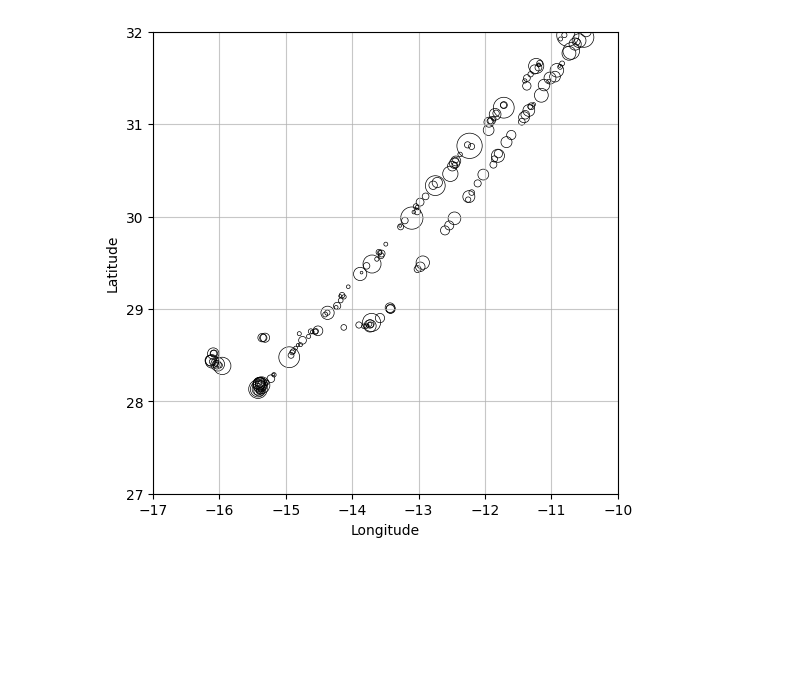
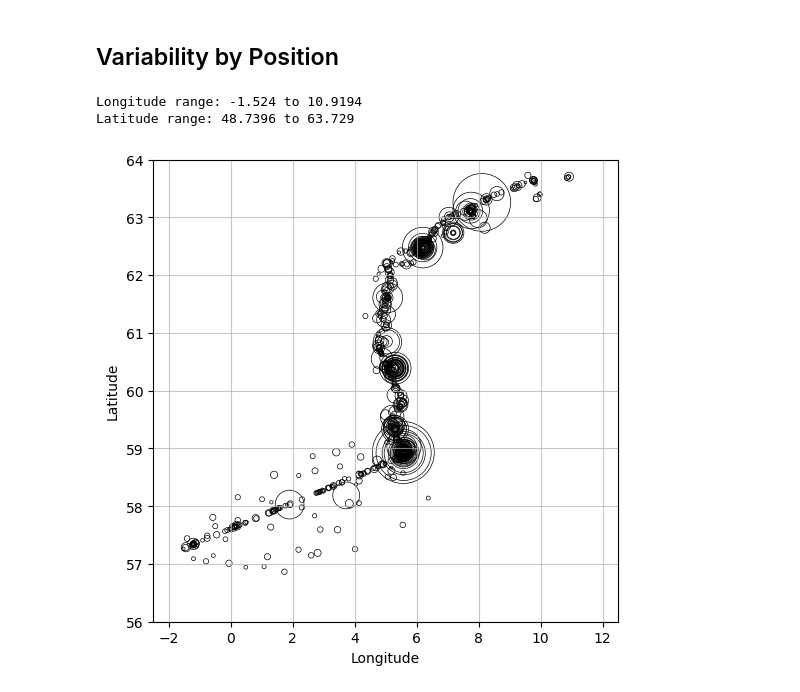
Before and after one commit to squaregoldfish/PLOTS_QUINCE, a Jupyter notebook: Plot_CO2_atm_oce.ipynb, the cells around one changed output. Saved outputs shown, nothing was run; the diff lists cells and outputs as text; code cells hidden in the pictures; blank space fills up the shorter version.

Commit message:
General revisions; support for multiple comparison GML stations

```diff
--- a/Plot_CO2_atm_oce.ipynb
+++ b/Plot_CO2_atm_oce.ipynb
@@ -31,14 +67,24 @@ dff
+# %%
+datapath=f'input/{station_name}/{dataset}/dataset/ICOS OTC Labelling/{dataset}.csv'
+df=pd.read_csv(datapath)
+
+# Remove invalid data
+#df = df[df[water_flow_column] < 100]
+
+# Reset dataset indices
+df = df.reindex()
+
+df_ocean = df
 # %%
-# Assuming dff is your DataFrame
 # Find consecutive sequences of 'M' in 'xCO2 In Atmosphere - Calibrated In Dry Air [mol mol-1] Type'
-sequences = (dff['xCO2 In Atmosphere - Calibrated In Dry Air [mol mol-1] Type'] != dff['xCO2 In Atmosphere - Calibrated In Dry Air [mol mol-1] Type'].shift()).cumsum()
+sequences = (df[xco2_record_type_col] != df[xco2_record_type_col].shift()).cumsum()
 
 # Filter rows where 'xCO2 In Atmosphere - Calibrated In Dry Air [mol mol-1] Type' is 'M'
-m_sequences = dff[dff['xCO2 In Atmosphere - Calibrated In Dry Air [mol mol-1] Type'] == 'M']
+m_sequences = df[df[xco2_record_type_col] == 'M']
 
 # Group by consecutive sequences and calculate the required values
 df_oc_filtered = m_sequences.groupby(sequences).agg({
-    'xCO2 In Atmosphere - Calibrated In Dry Air [mol mol-1]': 'std',
+    xco2_col: 'std',
     'Latitude': 'mean',
     'Longitude': 'mean',
     'Date/Time': 'first'
@@ -73,7 +119,7 @@ print(df_oc_filtered)
 bins = [0, 0.5, 1, 2, 2.5, float('inf')]
 
 # Categorize 'xCO2 In Atmosphere - Calibrated In Dry Air [mol mol-1]' into specified bins
-df_oc_filtered['CO2 Categories'] = pd.cut(df_oc_filtered['xCO2 In Atmosphere - Calibrated In Dry Air [mol mol-1]'], bins=bins, labels=['(0, 0.5]', '(0.5, 1]', '(1, 2]', '(2, 2.5]', '>2.5'])
+df_oc_filtered['CO2 Categories'] = pd.cut(df_oc_filtered[xco2_col], bins=bins, labels=['(0, 0.5]', '(0.5, 1]', '(1, 2]', '(2, 2.5]', '>2.5'])
 
 # Count the occurrences in each category
 category_counts = df_oc_filtered['CO2 Categories'].value_counts()
@@ -97,5 +143,5 @@ plt.show()
 # %%
-co2_values=df_oc_filtered['xCO2 In Atmosphere - Calibrated In Dry Air [mol mol-1]']
+co2_values=df_oc_filtered[xco2_col]
 
 # Assuming df_oc_filtered is your DataFrame with calculated values
 # Define custom bins and categories
@@ -103,7 +149,7 @@ bins = [0, 0.5, 1, 2, 2.5, float('inf')]
 categories = ['<0.5', '< 1', '<2', '<2.5', '>2.5']
 
 # Categorize 'xCO2 In Atmosphere - Calibrated In Dry Air [mol mol-1]' into specified bins
-df_oc_filtered['CO2 Categories'] = pd.cut(df_oc_filtered['xCO2 In Atmosphere - Calibrated In Dry Air [mol mol-1]'], bins=bins, labels=categories)
+df_oc_filtered['CO2 Categories'] = pd.cut(df_oc_filtered[xco2_col], bins=bins, labels=categories)
 
 # Count the occurrences in each category
 category_counts = df_oc_filtered['CO2 Categories'].value_counts()
@@ -126,7 +172,7 @@ plt.grid(True, linestyle='--', alpha=0.7)
 plt.xlabel('Standard deviation [ppm]')
 plt.ylabel('Atmospheric Sequences')
 # Specify the file path and name
-output_path = "/Users/joanmateuhorrachpou/WORK/QUINCE/x.Scripts_OLD/VOS_STD_script_for_labelling_report/output/CanOA_atm_ocean_comparison_std.png"
+output_path = f'{output_folder}/atm_ocean_comparison_std.png'
 # Save the plot as a PNG file with high quality
 plt.savefig(output_path, dpi=400, bbox_inches='tight')
 # %% [output]
@@ -216,22 +317,31 @@ plt.savefig(output_path, dpi=400, bbox_inches='tight')
+# %% [markdown]
+## Variability by Position
 # %%
 # Assuming df_ocean is your DataFrame
 latitudes = df_oc_filtered['Latitude']
 longitudes = df_oc_filtered['Longitude']
+
+print(f'Longitude range: {min(longitudes)} to {max(longitudes)}')
+print(f'Latitude range: {min(latitudes)} to {max(latitudes)}')
+
 # Create a scatter plot
 plt.figure(figsize=(6, 6))  # Optional: set the figure size
 
 # Create a scatter plot with latitude and longitude
 plt.scatter(longitudes,latitudes,linewidths=0.5, s=70*co2_values,marker='o', color='blue', edgecolors='black', facecolor='none', label='Data Points')
-plt.xlim([-17,-10])
-plt.ylim([27, 32])
+plt.xlim([-2.5, 12.5])
+plt.ylim([56, 64])
 plt.ylabel('Latitude')
 plt.xlabel('Longitude')
 # Add grid (both major and minor axis)
 plt.grid( linestyle='-', alpha=0.7, which='both')
 
 # Specify the file path and name
-output_path = "/Users/joanmateuhorrachpou/WORK/QUINCE/x.Scripts_OLD/VOS_STD_script_for_labelling_report/output/CanOA_atm_ocean_std_map.png"
+output_path = f'{output_folder}/atm_ocean_std_map.png'
+
 # Save the plot as a PNG file with high quality
 plt.savefig(output_path, dpi=400, bbox_inches='tight')
 # %% [output]
+Longitude range: -1.524 to 10.9194
+Latitude range: 48.7396 to 63.729
-[figure, old version]
+[figure, new version]
```
Also changed, not shown: parts of 16 cells of this notebook.
